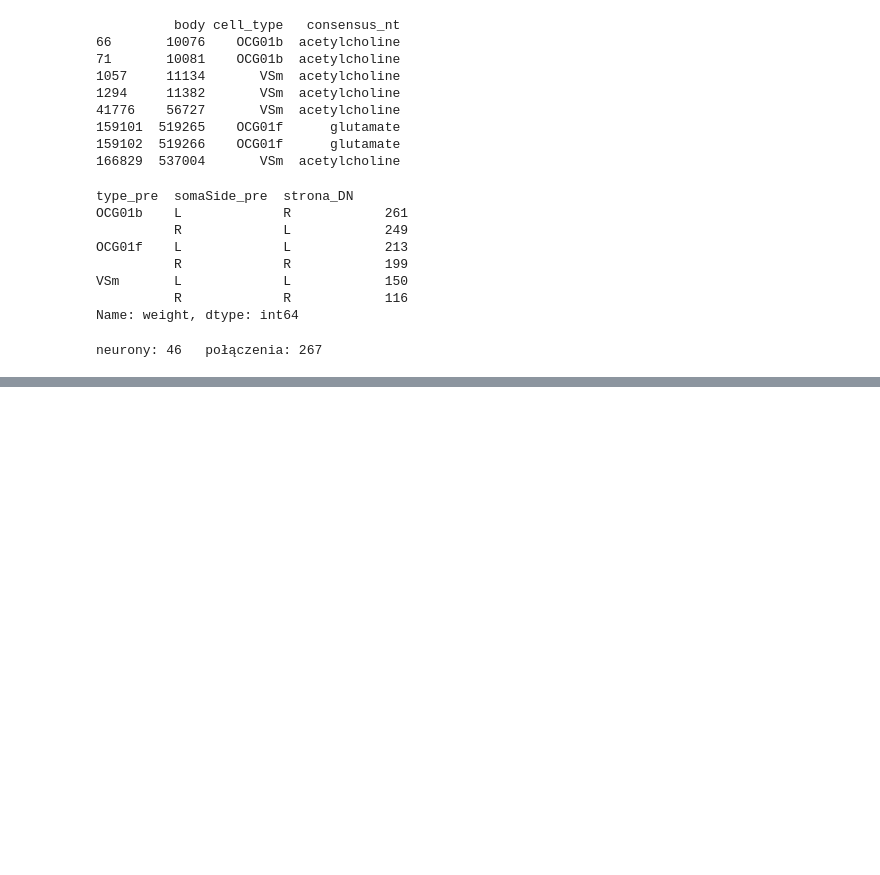
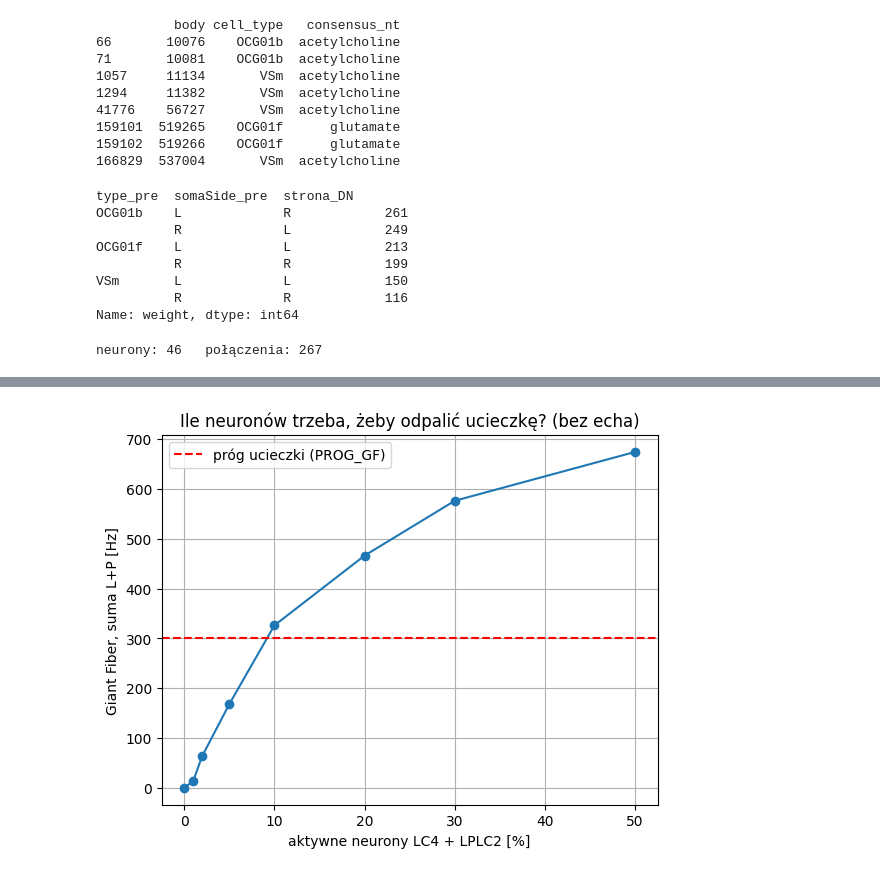
Before and after one commit to Explorjus/Fly-autopilot, a Jupyter notebook: notebooks/muszka.ipynb, the cells around one changed output, grey strips where cells are left out. Saved outputs shown, nothing was run; the diff lists cells and outputs as text; code cells hidden in the pictures; blank space fills up the shorter version.

```diff
--- a/notebooks/muszka.ipynb
+++ b/notebooks/muszka.ipynb
@@ -815,0 +1114,30 @@ neurony: 46   połączenia: 267
+# %%
+rng = np.random.default_rng(0)
+indeksy_loom = np.where(loom)[0]
+frakcje = [0, 0.01, 0.02, 0.05, 0.1, 0.2, 0.3, 0.5]
+odp_gf = []
+
+for f in frakcje:
+    ile = int(f * len(indeksy_loom))
+    aktywne = rng.choice(indeksy_loom, size=ile, replace=False)
+
+    hz = np.zeros(mozg.N)
+    hz[vs_oba] = 40
+    hz[ocg_l | ocg_r] = 60
+    hz[ocg_pion] = 50
+    hz[aktywne] = 50
+
+    mozg.reset()
+    czest = np.mean([mozg.krok(50, hz) for _ in range(10)], axis=0)
+    odp_gf.append(suma(czest, "DNp01"))
+
+plt.plot([f * 100 for f in frakcje], odp_gf, marker="o")
+plt.axhline(300, color="red", linestyle="--", label="próg ucieczki (PROG_GF)")
+plt.xlabel("aktywne neurony LC4 + LPLC2 [%]")
+plt.ylabel("Giant Fiber, suma L+P [Hz]")
+plt.title("Ile neuronów trzeba, żeby odpalić ucieczkę? (bez echa)")
+plt.grid(True)
+plt.legend()
+plt.show()
+# %% [output]
+[figure, added]
```
Also changed, not shown: parts of 12 cells of this notebook, 2 other files.
